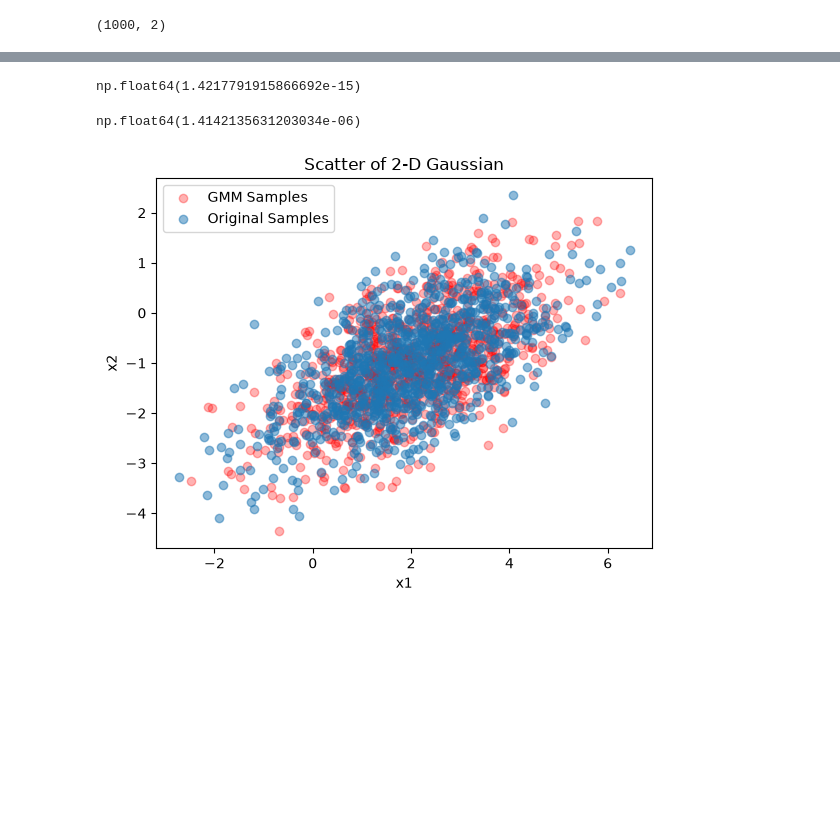
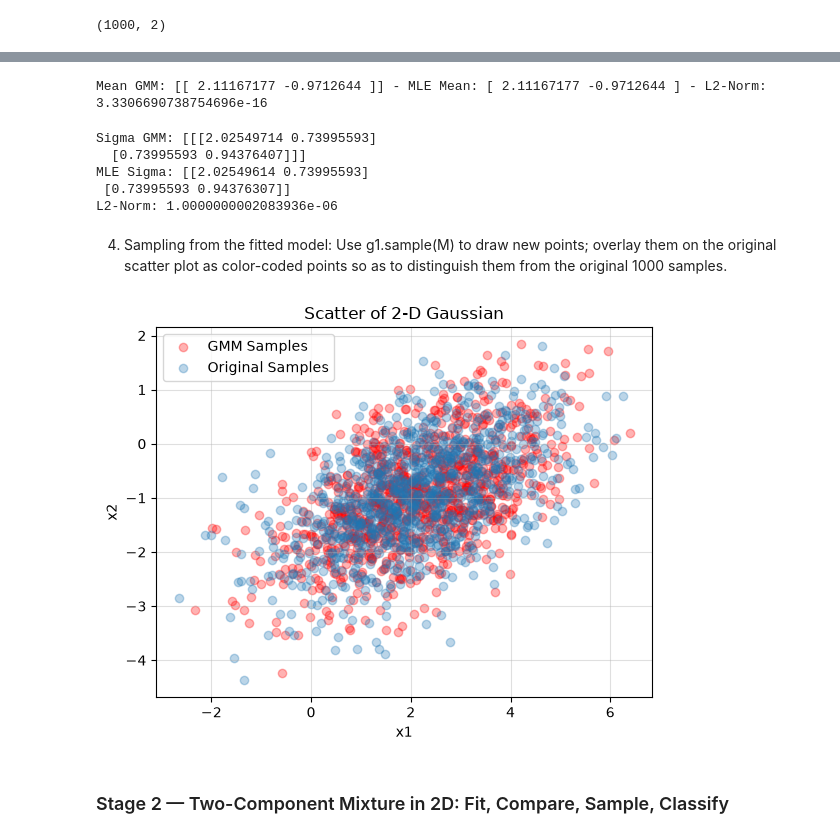
Before and after one commit to Dueling-W/SciML-GirardW-Fall26, a Jupyter notebook: Homework/Homework 4/HW4-Coding-GirardW.ipynb, the cells around one changed output, grey strips where cells are left out. Saved outputs shown, nothing was run; the diff lists cells and outputs as text; code cells hidden in the pictures; blank space fills up the shorter version.

```diff
--- a/Homework/Homework 4/HW4-Coding-GirardW.ipynb
+++ b/Homework/Homework 4/HW4-Coding-GirardW.ipynb
@@ -44,12 +53,16 @@ def sample_2d_gaussian(mu, Sigma, n, rng=None):
         rng = np.random.default_rng()
     return rng.multivariate_normal(mean=mu, cov=Sigma, size=n)
 # %%
+rng = np.random.default_rng(42)
+
+# given values
 mu = [2, - 1]
-sigma = [[2, 0.8],
-         [0.8, 1]]
 
+sigma = np.array([[2, 0.8],
+                  [0.8,1]])
 N = 1000
-samples = sample_2d_gaussian(mu, sigma, N)
+
+samples = sample_2d_gaussian(mu, sigma, N, rng)
 samples.shape
 # %% [output]
 (1000, 2)
@@ -126,34 +145,46 @@ array([[2.02385556, 0.84527134],
 g1 = GaussianMixture(n_components=1, covariance_type='full',
 n_init=10, random_state=0).fit(samples)
 # %%
-u_gmm = g1.means_
+# extract mean and compare using L2 norm
 
-l2_norm = np.linalg.norm(u_gmm-mu_MLE)
-
-l2_norm
+mu_gmm = g1.means_
+l2_norm = np.linalg.norm(mu_gmm-mu_MLE)
+print(f'Mean GMM: {mu_gmm} - MLE Mean: {mu_MLE} - L2-Norm: {l2_norm}')
 # %% [output]
-np.float64(1.4217791915866692e-15)
+Mean GMM: [[ 2.11167177 -0.9712644 ]] - MLE Mean: [ 2.11167177 -0.9712644 ] - L2-Norm: 3.3306690738754696e-16
 # %%
-cov_gmm = g1.covariances_
+# extract covariance and compare with l2 norm
 
-l2_norm = np.linalg.norm(cov_gmm-cov_MLE)
-l2_norm
+sigma_gmm = g1.covariances_
+l2_norm = np.linalg.norm(sigma_gmm[0]-sigma_MLE, 2)
+print(f'Sigma GMM: {sigma_gmm}\nMLE Sigma: {sigma_MLE}\nL2-Norm: {l2_norm}')
 # %% [output]
-np.float64(1.4142135631203034e-06)
+Sigma GMM: [[[2.02549714 0.73995593]
+  [0.73995593 0.94376407]]]
+MLE Sigma: [[2.02549614 0.73995593]
+ [0.73995593 0.94376307]]
+L2-Norm: 1.0000000002083936e-06
+# %% [markdown]
+4. Sampling from the fitted model: Use g1.sample(M) to draw new points; overlay them on the original
+scatter plot as color-coded points so as to distinguish them from the original 1000 samples.
 # %%
-new_samples = g1.sample(N)
-new_samples = new_samples[0]
-
 import matplotlib.pyplot as plt
 
-x_1 = samples[:, 0]
-x_2 = samples[:, 1]
-plt.scatter(new_samples[:,0], new_samples[:, 1], color = 'red', alpha=0.3, label='GMM Samples')
-plt.scatter(x_1, x_2, alpha=0.5, label='Original Samples')
+new_samples = g1.sample(N)
+new_samples = new_samples[0] # samples return as a tuple
+
+x_1_new = new_samples[:, 0]
+x_2_new = new_samples[:, 1]
+
+plt.scatter(x_1_new, x_2_new, color = 'red', alpha=0.3, label='GMM Samples')
+plt.scatter(x_1, x_2, alpha=0.3, label='Original Samples')
 plt.title("Scatter of 2-D Gaussian")
 plt.xlabel("x1")
 plt.ylabel("x2")
 plt.legend()
+plt.grid(alpha=0.4)
 plt.show()
 # %% [output]
-[figure, old version]
+[figure, new version]
+# %% [markdown]
+### Stage 2 — Two-Component Mixture in 2D: Fit, Compare, Sample, Classify
```
Also changed, not shown: parts of 85 cells of this notebook.
